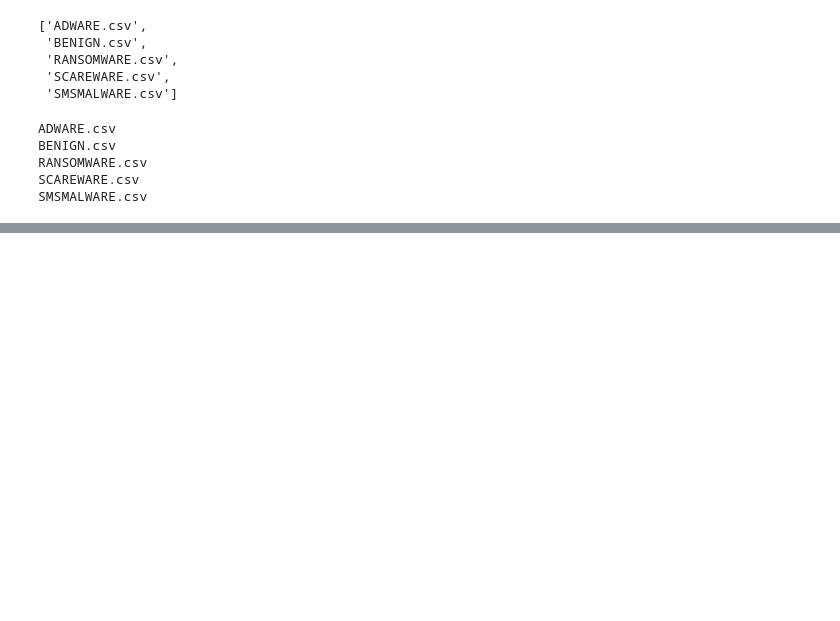
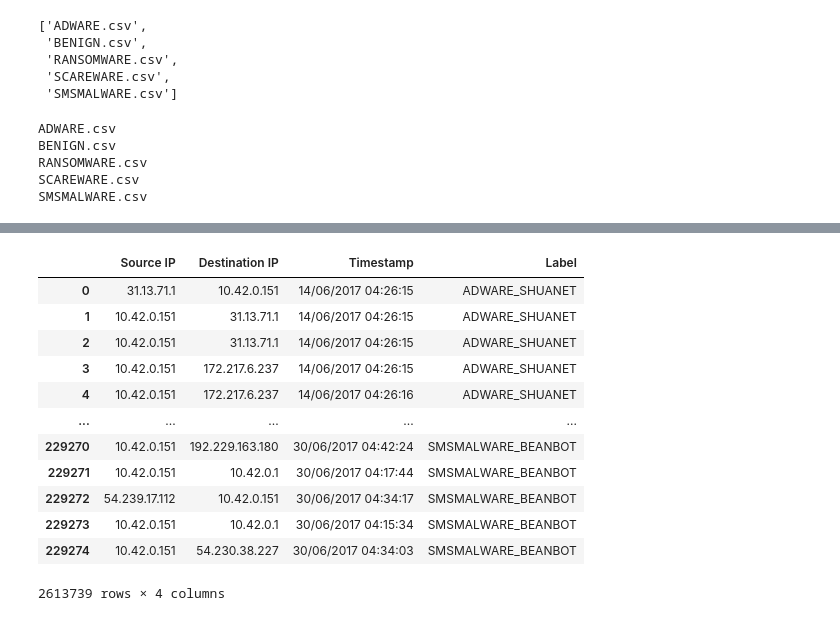
Before and after one commit to JavierPaz11044/droidmaldetect-py, a Jupyter notebook: droidmaldetect_py/Dataset2017/notebook/join_datasets.ipynb, the cells around one changed output, grey strips where cells are left out. Cells and saved outputs as stored; diff of their text form; code cells hidden in the pictures; blank space fills up the shorter version.

```diff
--- a/droidmaldetect_py/Dataset2017/notebook/join_datasets.ipynb
+++ b/droidmaldetect_py/Dataset2017/notebook/join_datasets.ipynb
@@ -55 +90,19 @@ dataframe_general['category'].hist()
+# %%
+not_numeric_columns =  dataframe_general.select_dtypes(exclude=['int', 'float'])
+# %%
+not_numeric_columns
+# %% [output]
+|  | Source IP | Destination IP | Timestamp | Label |
+| 0 | 31.13.71.1 | 10.42.0.151 | 14/06/2017 04:26:15 | ADWARE_SHUANET |
+| 1 | 10.42.0.151 | 31.13.71.1 | 14/06/2017 04:26:15 | ADWARE_SHUANET |
+| 2 | 10.42.0.151 | 31.13.71.1 | 14/06/2017 04:26:15 | ADWARE_SHUANET |
+| 3 | 10.42.0.151 | 172.217.6.237 | 14/06/2017 04:26:15 | ADWARE_SHUANET |
+| 4 | 10.42.0.151 | 172.217.6.237 | 14/06/2017 04:26:16 | ADWARE_SHUANET |
+| ... | ... | ... | ... | ... |
+| 229270 | 10.42.0.151 | 192.229.163.180 | 30/06/2017 04:42:24 | SMSMALWARE_BEANBOT |
+| 229271 | 10.42.0.151 | 10.42.0.1 | 30/06/2017 04:17:44 | SMSMALWARE_BEANBOT |
+| 229272 | 54.239.17.112 | 10.42.0.151 | 30/06/2017 04:34:17 | SMSMALWARE_BEANBOT |
+| 229273 | 10.42.0.151 | 10.42.0.1 | 30/06/2017 04:15:34 | SMSMALWARE_BEANBOT |
+| 229274 | 10.42.0.151 | 54.230.38.227 | 30/06/2017 04:34:03 | SMSMALWARE_BEANBOT |
+2613739 rows × 4 columns
 # %%
```
Also changed, not shown: parts of 8 cells of this notebook, 4 other files.
